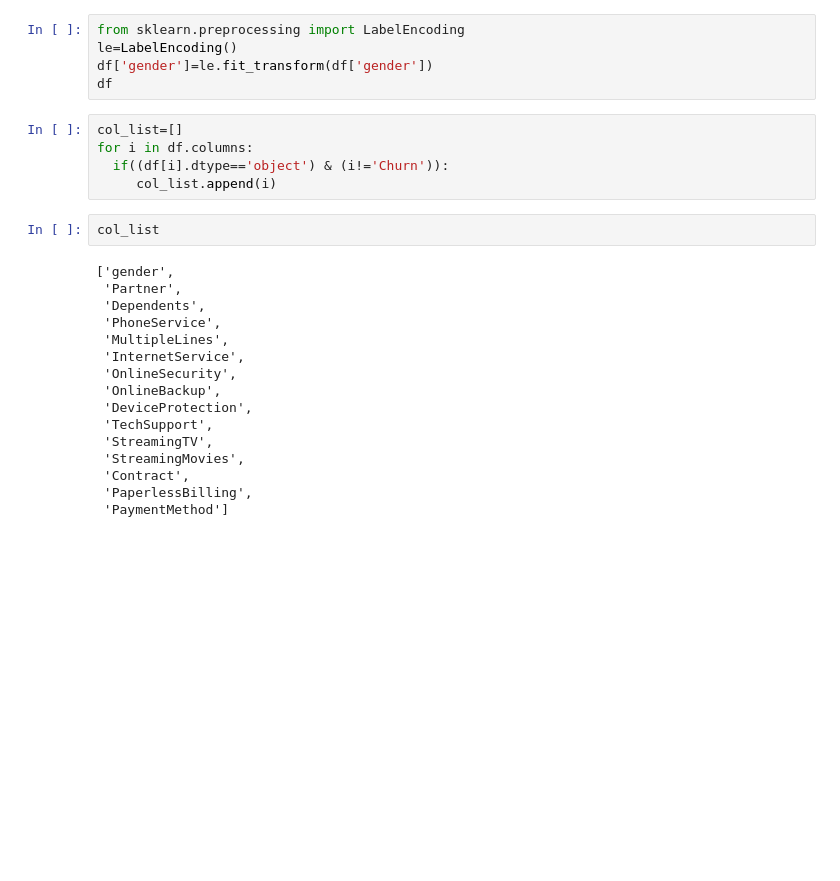
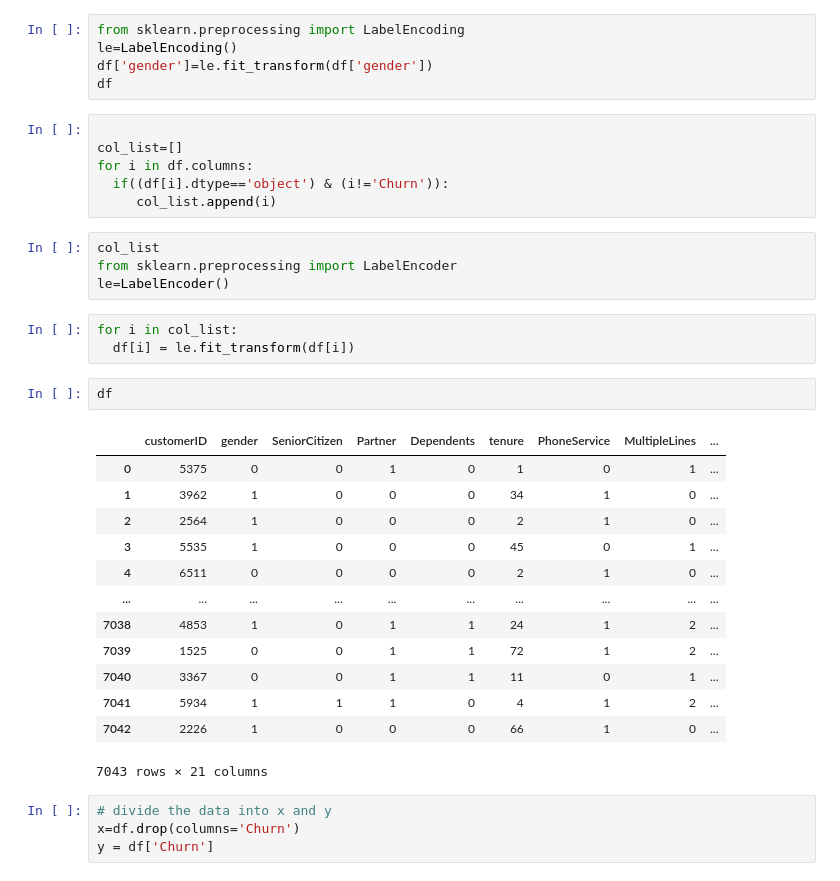
Before and after one commit to sk-shahsi/ML_Model, a Jupyter notebook: Random_Forest_Handson.ipynb, the cells around one changed output. Saved outputs shown, nothing was run; the diff lists cells and outputs as text; blank space fills up the shorter version.

```diff
--- a/Random_Forest_Handson.ipynb
+++ b/Random_Forest_Handson.ipynb
@@ -237,25 +250,35 @@ le=LabelEncoding()
 df['gender']=le.fit_transform(df['gender'])
 df
 # %%
+
 col_list=[]
 for i in df.columns:
   if((df[i].dtype=='object') & (i!='Churn')):
      col_list.append(i)
-# %%
-col_list
-# %% [output]
-['gender',
- 'Partner',
- 'Dependents',
- 'PhoneService',
- 'MultipleLines',
- 'InternetService',
- 'OnlineSecurity',
- 'OnlineBackup',
- 'DeviceProtection',
- 'TechSupport',
- 'StreamingTV',
- 'StreamingMovies',
- 'Contract',
- 'PaperlessBilling',
- 'PaymentMethod']
+# %%
+col_list
+from sklearn.preprocessing import LabelEncoder
+le=LabelEncoder()
+# %%
+for i in col_list:
+  df[i] = le.fit_transform(df[i])
+# %%
+df
+# %% [output]
+|  | customerID | gender | SeniorCitizen | Partner | Dependents | tenure | PhoneService | MultipleLines | ... |
+| 0 | 5375 | 0 | 0 | 1 | 0 | 1 | 0 | 1 | ... |
+| 1 | 3962 | 1 | 0 | 0 | 0 | 34 | 1 | 0 | ... |
+| 2 | 2564 | 1 | 0 | 0 | 0 | 2 | 1 | 0 | ... |
+| 3 | 5535 | 1 | 0 | 0 | 0 | 45 | 0 | 1 | ... |
+| 4 | 6511 | 0 | 0 | 0 | 0 | 2 | 1 | 0 | ... |
+| ... | ... | ... | ... | ... | ... | ... | ... | ... | ... |
+| 7038 | 4853 | 1 | 0 | 1 | 1 | 24 | 1 | 2 | ... |
+| 7039 | 1525 | 0 | 0 | 1 | 1 | 72 | 1 | 2 | ... |
+| 7040 | 3367 | 0 | 0 | 1 | 1 | 11 | 0 | 1 | ... |
+| 7041 | 5934 | 1 | 1 | 1 | 0 | 4 | 1 | 2 | ... |
+| 7042 | 2226 | 1 | 0 | 0 | 0 | 66 | 1 | 0 | ... |
+7043 rows × 21 columns
+# %%
+# divide the data into x and y
+x=df.drop(columns='Churn')
+y = df['Churn']
```
Also changed, not shown: parts of 27 cells of this notebook.
